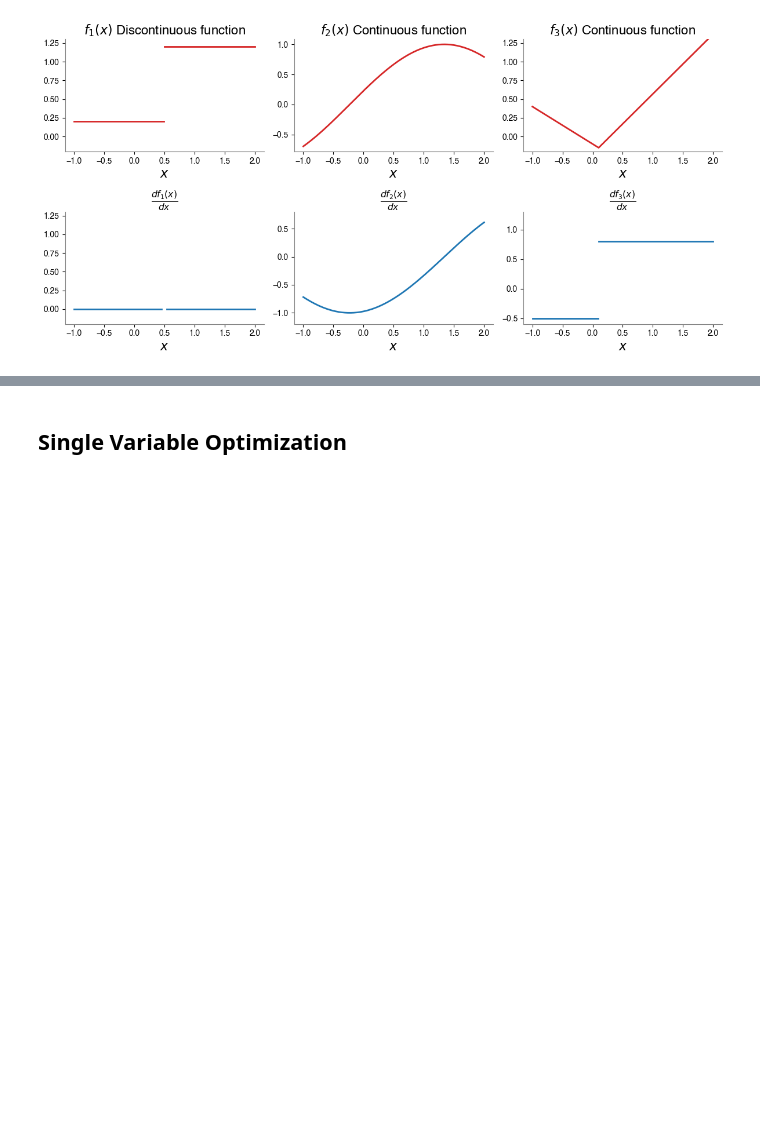
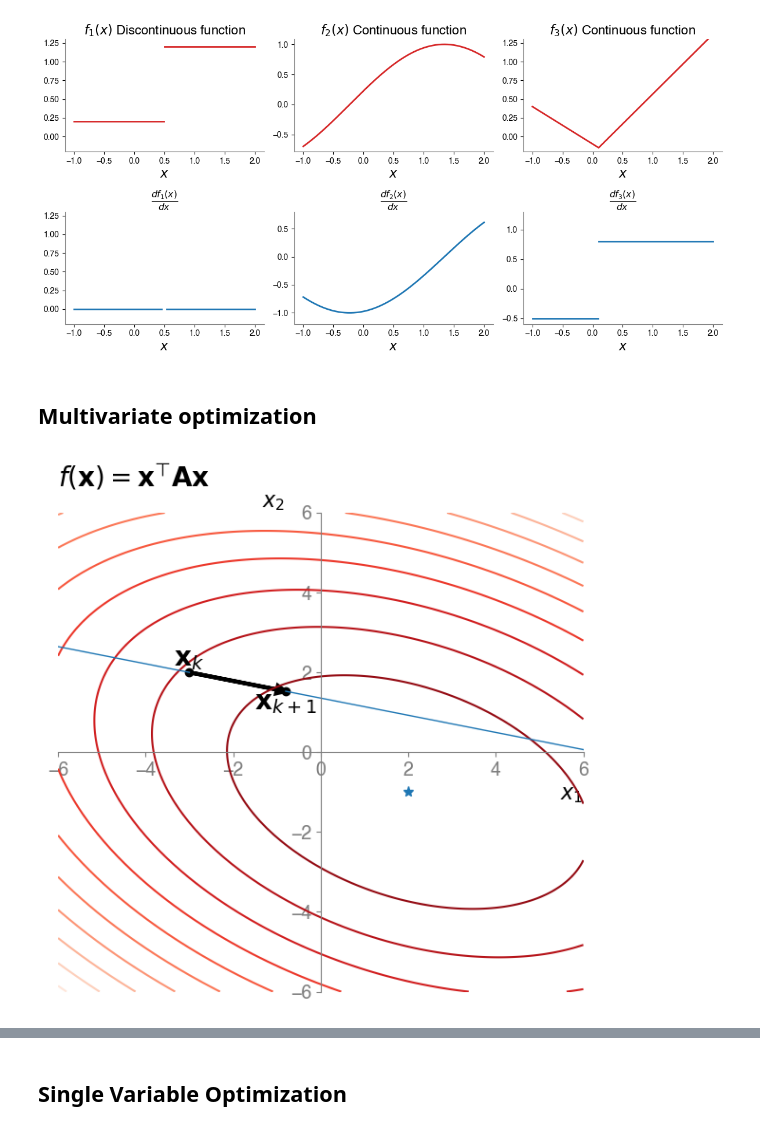
Before and after one commit to siva82kb/alada, a Jupyter notebook: analysis/optimization/optimization.ipynb, the cells around one changed output, grey strips where cells are left out. Drawn from its saved outputs; the diff is of its cells as text; code cells hidden in the pictures; blank space fills up the shorter version.

```diff
--- a/analysis/optimization/optimization.ipynb
+++ b/analysis/optimization/optimization.ipynb
@@ -211,3 +211,64 @@ fig.savefig(pathlib.Path(outdir, "func_diff.png"), bbox_inches='tight', dpi=300)
 fig.savefig(pathlib.Path(outdir, "func_diff.svg"), bbox_inches='tight')
 # %% [output]
 [figure]
+# %% [markdown]
+## Multivariate optimization
+# %%
+# Draw the contour plot of a generation quardratic function
+a, b, c = 2, 4, 1
+x10, x20 = 2, -1
+
+# Search direction
+d = np.array([[2, -0.43]]).T
+
+# Current point
+xk1 = np.array([[-3, 2]]).T
+# Next point
+xk2 = xk1 + 1.0 * d
+xk2 = xk1 + 1.1 * d
+_xk2 = xk1 + 1.0 * d
+L = np.array([xk1 + 10 * d, xk1 - 10 * d])[:, :, 0]
+
+fig = plt.figure(figsize=(6, 6))
+gs = GridSpec(1, 1, figure=fig)
+ax = fig.add_subplot(gs[0, 0])
+x1 = np.linspace(-6, 6, 1000)
+x2 = np.linspace(-6, 6, 1000)
+x = np.array([x1.ravel(), x2.ravel()])
+X1, X2 = np.meshgrid(x1, x2)
+Z = a * (X1 - x10) ** 2 + b * (X2 - x20) ** 2 + 2 * c * (X1 - x10) * (X2 - x20)
+ax.contour(X1, X2, Z, 10, cmap="Reds_r")
+ax.plot(x10, x20, '*', color="tab:blue", markersize=8)
+ax.plot(xk1[0, 0], xk1[1, 0], 'o', color="black", markersize=6)
+ax.plot(xk2[0, 0], xk2[1, 0], 'o', color="black", markersize=6)
+ax.plot([L[1, 0], xk1[0, 0]], [L[1, 1], xk1[1, 0]],
+        'tab:blue', lw=1)
+ax.plot([L[0, 0], xk2[0, 0]], [L[0, 1], xk2[1, 0]],
+        'tab:blue', lw=1)
+# ax.plot(L.T[0], [L.T[1, 0], xk2.T[0, 1]], 'tab:blue', lw=1)
+# ax.plot(L.T[0], L.T[1], 'tab:blue', lw=1)
+ax.arrow(xk1[0, 0], xk1[1, 0],
+         (_xk2 - xk1)[0, 0], (_xk2 - xk1)[1, 0],
+         head_width=0.2, head_length=0.2, fc='black', ec='black', lw=3)
+ax.text(xk1[0, 0], xk1[1, 0], r"$\mathbf{x}_k$", fontsize=20, ha='center', va='bottom')
+ax.text(xk2[0, 0], xk2[1, 0], r"$\mathbf{x}_{k + 1}$", fontsize=20, ha='center', va='top')
+ax.set_xlabel(r'$x_1$', fontsize=16, loc='right')
+ax.set_ylabel(r'$x_2$', fontsize=16, loc='top', rotation=0)
+ax.tick_params(axis='both', labelsize=14, colors="tab:gray")
+ax.set_title(r'$f(\mathbf{x}) = \mathbf{x}^\top\mathbf{A}\mathbf{x}$',
+             fontsize=20, y=1.0, pad=20, loc='left')
+ax.spines["right"].set_visible(False)
+ax.spines["top"].set_visible(False)
+ax.spines["left"].set_position("zero")
+ax.spines["bottom"].set_position("zero")
+ax.spines["left"].set_color("tab:gray")
+ax.spines["bottom"].set_color("tab:gray")
+ax.set_xlim(-6, 6)
+ax.set_ylim(-6, 6)
+
+plt.tight_layout()
+
+fig.savefig(pathlib.Path(outdir, "multivar_linesearch.png"), bbox_inches='tight', dpi=300)
+fig.savefig(pathlib.Path(outdir, "multivar_linesearch.svg"), bbox_inches='tight')
+# %% [output]
+[figure, added]
```
Also changed, not shown: parts of 4 cells of this notebook, 7 other files.
